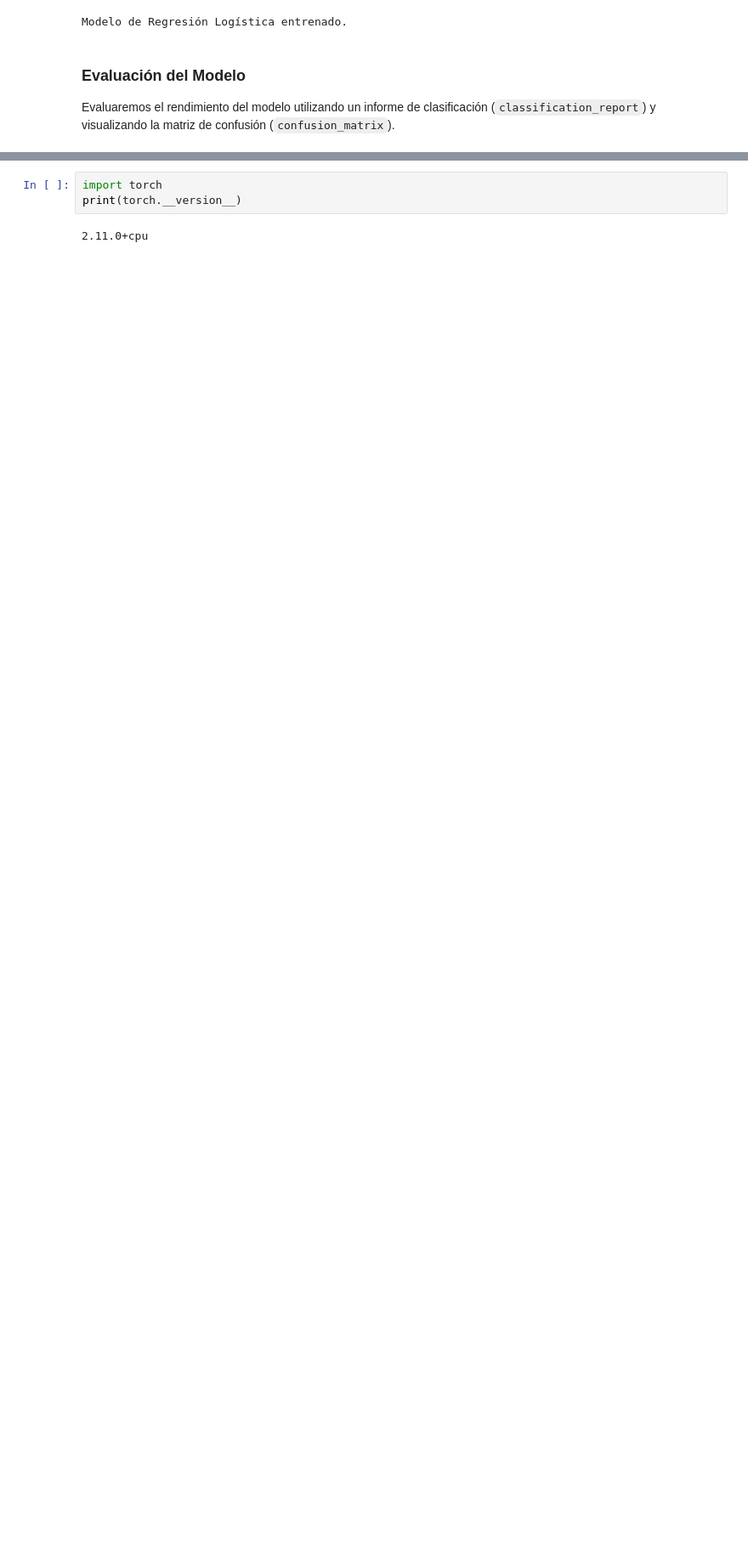
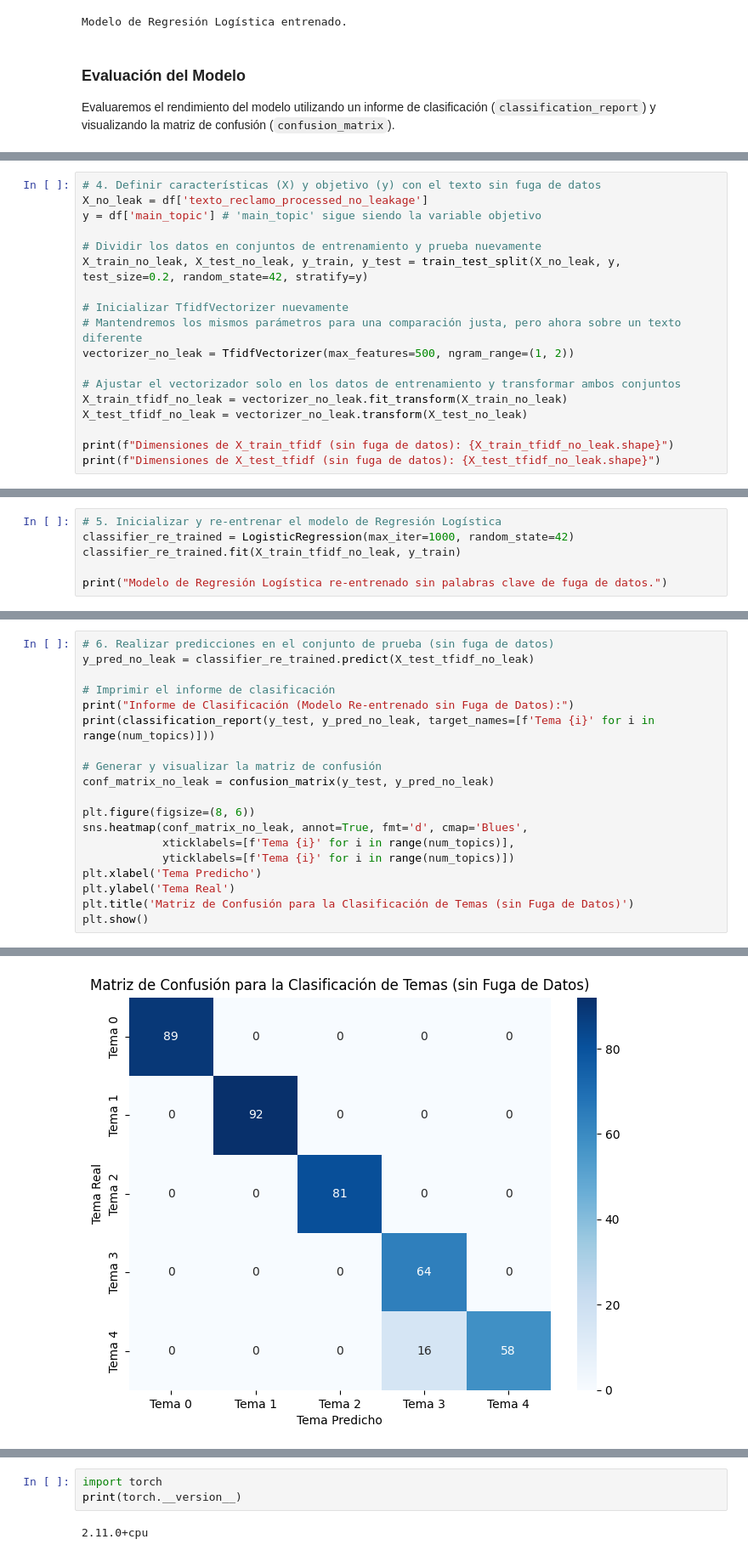
Before and after one commit to signur43/Curso_DataScienceIII, a Jupyter notebook: Codigo/Curso_3.ipynb, the cells around one changed output, grey strips where cells are left out. Shown at 85% size. Cells and saved outputs as stored; diff of their text form; blank space fills up the shorter version.

```diff
--- a/Codigo/Curso_3.ipynb
+++ b/Codigo/Curso_3.ipynb
@@ -636,0 +778,18 @@ weighted avg       1.00      1.00      1.00       400
+# %%
+# 4. Definir características (X) y objetivo (y) con el texto sin fuga de datos
+X_no_leak = df['texto_reclamo_processed_no_leakage']
+y = df['main_topic'] # 'main_topic' sigue siendo la variable objetivo
+
+# Dividir los datos en conjuntos de entrenamiento y prueba nuevamente
+X_train_no_leak, X_test_no_leak, y_train, y_test = train_test_split(X_no_leak, y, test_size=0.2, random_state=42, stratify=y)
+
+# Inicializar TfidfVectorizer nuevamente
+# Mantendremos los mismos parámetros para una comparación justa, pero ahora sobre un texto diferente
+vectorizer_no_leak = TfidfVectorizer(max_features=500, ngram_range=(1, 2))
+
+# Ajustar el vectorizador solo en los datos de entrenamiento y transformar ambos conjuntos
+X_train_tfidf_no_leak = vectorizer_no_leak.fit_transform(X_train_no_leak)
+X_test_tfidf_no_leak = vectorizer_no_leak.transform(X_test_no_leak)
+
+print(f"Dimensiones de X_train_tfidf (sin fuga de datos): {X_train_tfidf_no_leak.shape}")
+print(f"Dimensiones de X_test_tfidf (sin fuga de datos): {X_test_tfidf_no_leak.shape}")
@@ -636,0 +803,6 @@ weighted avg       1.00      1.00      1.00       400
+# %%
+# 5. Inicializar y re-entrenar el modelo de Regresión Logística
+classifier_re_trained = LogisticRegression(max_iter=1000, random_state=42)
+classifier_re_trained.fit(X_train_tfidf_no_leak, y_train)
+
+print("Modelo de Regresión Logística re-entrenado sin palabras clave de fuga de datos.")
@@ -636,0 +815,20 @@ weighted avg       1.00      1.00      1.00       400
+# %%
+# 6. Realizar predicciones en el conjunto de prueba (sin fuga de datos)
+y_pred_no_leak = classifier_re_trained.predict(X_test_tfidf_no_leak)
+
+# Imprimir el informe de clasificación
+print("Informe de Clasificación (Modelo Re-entrenado sin Fuga de Datos):")
+print(classification_report(y_test, y_pred_no_leak, target_names=[f'Tema {i}' for i in range(num_topics)]))
+
+# Generar y visualizar la matriz de confusión
+conf_matrix_no_leak = confusion_matrix(y_test, y_pred_no_leak)
+
+plt.figure(figsize=(8, 6))
+sns.heatmap(conf_matrix_no_leak, annot=True, fmt='d', cmap='Blues',
+            xticklabels=[f'Tema {i}' for i in range(num_topics)],
+            yticklabels=[f'Tema {i}' for i in range(num_topics)])
+plt.xlabel('Tema Predicho')
+plt.ylabel('Tema Real')
+plt.title('Matriz de Confusión para la Clasificación de Temas (sin Fuga de Datos)')
+plt.show()
+# %% [output]
@@ -636,0 +847 @@ weighted avg       1.00      1.00      1.00       400
+[figure, added]
```
Also changed, not shown: parts of 15 cells of this notebook.
